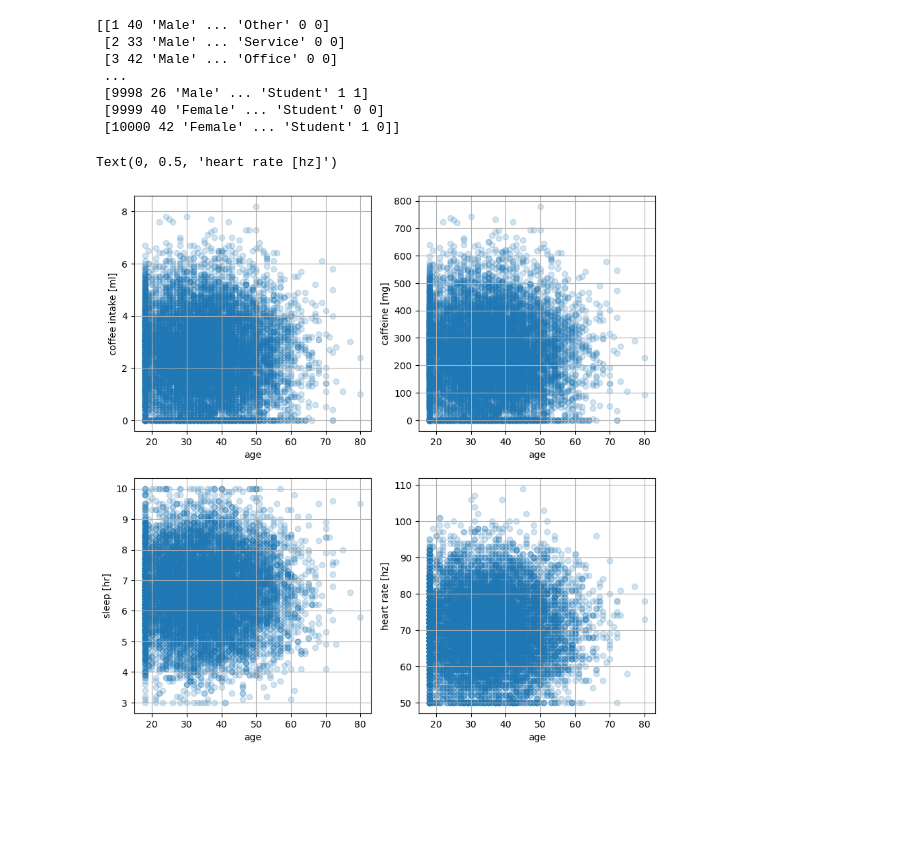
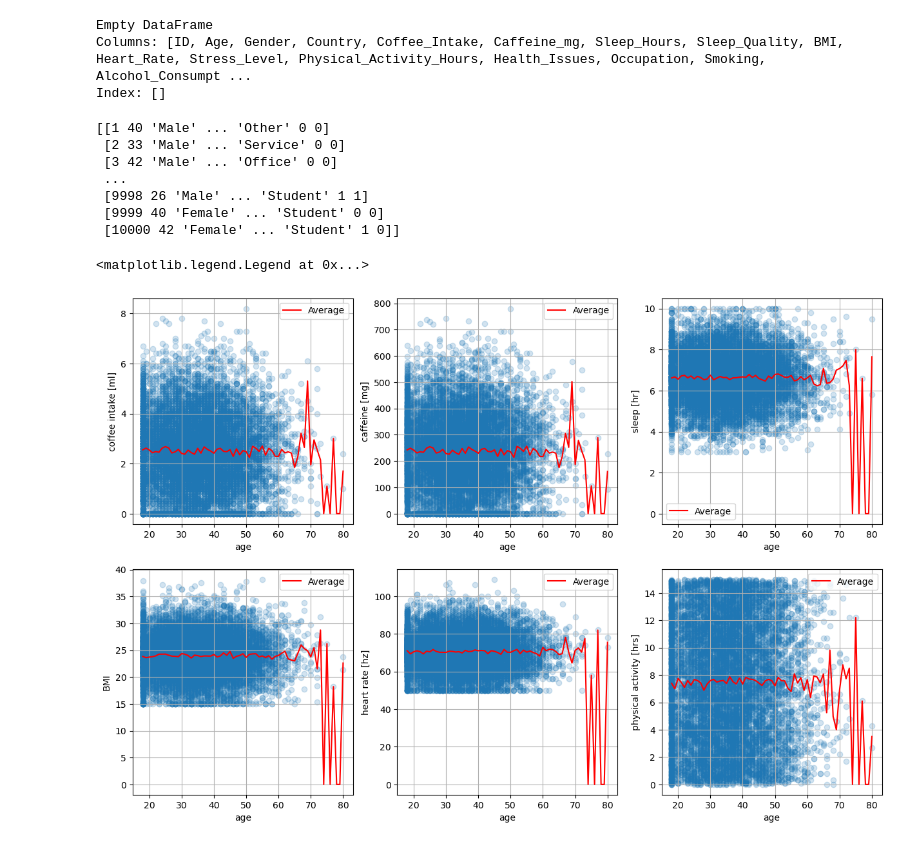
Before and after one commit to RicemanBoy/ML-supervised-project, a Jupyter notebook: coffee.ipynb, the cells around one changed output. Drawn from its saved outputs; the diff is of its cells as text; code cells hidden in the pictures; blank space fills up the shorter version.

Commit message:
averages geplottet

```diff
--- a/coffee.ipynb
+++ b/coffee.ipynb
@@ -34,3 +20,11 @@ First 5 records:    ID  Age  Gender  Country  Coffee_Intake  Caffeine_mg  Sleep_
+# %%
+hmm = df[df["Age"] == 79]
+
+print(hmm)
+# %% [output]
+Empty DataFrame
+Columns: [ID, Age, Gender, Country, Coffee_Intake, Caffeine_mg, Sleep_Hours, Sleep_Quality, BMI, Heart_Rate, Stress_Level, Physical_Activity_Hours, Health_Issues, Occupation, Smoking, Alcohol_Consumpt ...
+Index: []
 # %%
 data = df.to_numpy()
 
@@ -43,28 +37,68 @@ print(data)
  [9998 26 'Male' ... 'Student' 1 1]
  [9999 40 'Female' ... 'Student' 0 0]
  [10000 42 'Female' ... 'Student' 1 0]]
+# %%
+#Calculate average value of the numerical values per age (18-80)
+
+averages = np.zeros((6,63))
+
+catg = [4,5,6,8,9,11]  #in order: coffee, caffeine, sleep, bmi, heart rate, physical activity
+
+for k, arr in enumerate(averages):              #iterate over categories
+    for i in range(18,81,1):        #iterate over ages
+        counter = 0
+        for j, age in enumerate(data[:,1]):
+            if age == i:
+                arr[i-18] += data[j,catg[k]]
+                counter += 1
+        if counter != 0:
+            arr[i-18] = arr[i-18]/counter
 # %%
-fig, ax = plt.subplots(2,2,figsize=(10,10))
+fig, ax = plt.subplots(2,3,figsize=(15,10))
+
+age = np.linspace(18,80,63)
 
 ax[0,0].scatter(data[:,1], data[:,4], alpha=0.2)
+ax[0,0].plot(age, averages[0][:], label="Average",color="red")
 ax[0,0].grid()
 ax[0,0].set_xlabel("age")
 ax[0,0].set_ylabel("coffee intake [ml]")
+ax[0,0].legend()
 
 ax[0,1].scatter(data[:,1], data[:,5], alpha=0.2)
+ax[0,1].plot(age, averages[1][:], label="Average",color="red")
 ax[0,1].grid()
 ax[0,1].set_xlabel("age")
 ax[0,1].set_ylabel("caffeine [mg]")
+ax[0,1].legend()
 
-ax[1,0].scatter(data[:,1], data[:,6], alpha=0.2)
+ax[0,2].scatter(data[:,1], data[:,6], alpha=0.2)
+ax[0,2].plot(age, averages[2][:], label="Average",color="red")
+ax[0,2].grid()
+ax[0,2].set_xlabel("age")
+ax[0,2].set_ylabel("sleep [hr]")
+ax[0,2].legend()
+
+ax[1,0].scatter(data[:,1], data[:,8], alpha=0.2)
+ax[1,0].plot(age, averages[3][:], label="Average",color="red")
 ax[1,0].grid()
 ax[1,0].set_xlabel("age")
-ax[1,0].set_ylabel("sleep [hr]")
+ax[1,0].set_ylabel("BMI")
+ax[1,0].legend()
 
 ax[1,1].scatter(data[:,1], data[:,9], alpha=0.2)
+ax[1,1].plot(age, averages[4][:], label="Average",color="red")
 ax[1,1].grid()
 ax[1,1].set_xlabel("age")
 ax[1,1].set_ylabel("heart rate [hz]")
+ax[1,1].legend()
+
+ax[1,2].scatter(data[:,1], data[:,11], alpha=0.2)
+ax[1,2].plot(age, averages[5][:], label="Average",color="red")
+ax[1,2].grid()
+ax[1,2].set_xlabel("age")
+ax[1,2].set_ylabel("physical activity [hrs]")
+ax[1,2].legend()
 # %% [output]
-Text(0, 0.5, 'heart rate [hz]')
+<matplotlib.legend.Legend at 0x...>
-[figure, old version]
+[figure, new version]
```
Also changed, not shown: parts of 1 cell of this notebook, 1 other file.
